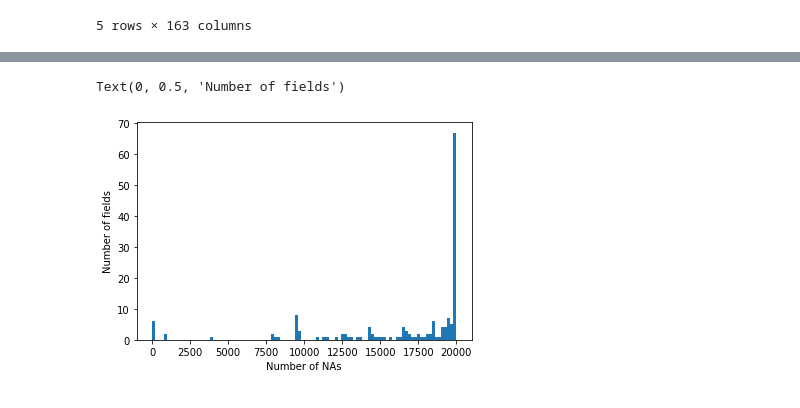
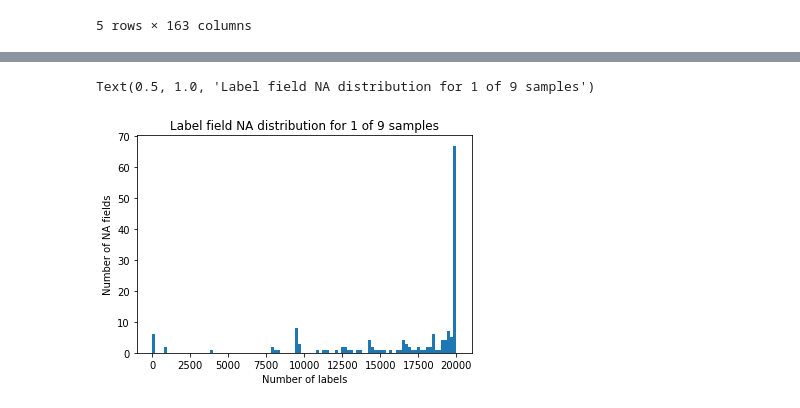
Before and after one commit to ngiangre/openFDA_drug_label_parsing, a Jupyter notebook: ntbks/python/Parsing.ipynb, the cells around one changed output, grey strips where cells are left out. Cells and saved outputs as stored; diff of their text form; code cells hidden in the pictures.

```diff
--- a/ntbks/python/Parsing.ipynb
+++ b/ntbks/python/Parsing.ipynb
@@ -67,7 +67,13 @@ for drug_label_file in drug_label_files:
             t0 = time.time()
             subs = []
             #fields = results.columns.sort_values().values
-            fields = ['openfda.rxcui']
+            fields = ['openfda.rxcui',
+                      'openfda.unii',
+                      'effective_time',
+                      'animal_pharmacology_and_or_toxicology',
+                     'keep_out_of_reach_of_children',
+                      'pediatric_use'
+                     ]
             n=results.shape[0]
             for field in fields:
                 sub = \
@@ -150,7 +182,8 @@ Text(0, 0.5, 'Number of labels')
 # %%
 plt.hist(results.apply(lambda x : x.isna().sum(),0).sort_values().values,bins=100)
-plt.xlabel("Number of NAs")
-plt.ylabel("Number of fields")
+plt.xlabel("Number of labels")
+plt.ylabel("Number of NA fields")
+plt.title("Label field NA distribution for 1 of 9 samples")
 # %% [output]
-Text(0, 0.5, 'Number of fields')
+Text(0.5, 1.0, 'Label field NA distribution for 1 of 9 samples')
-[figure, old version]
+[figure, new version]
```
Also changed, not shown: parts of 9 cells of this notebook, 10 other files.
